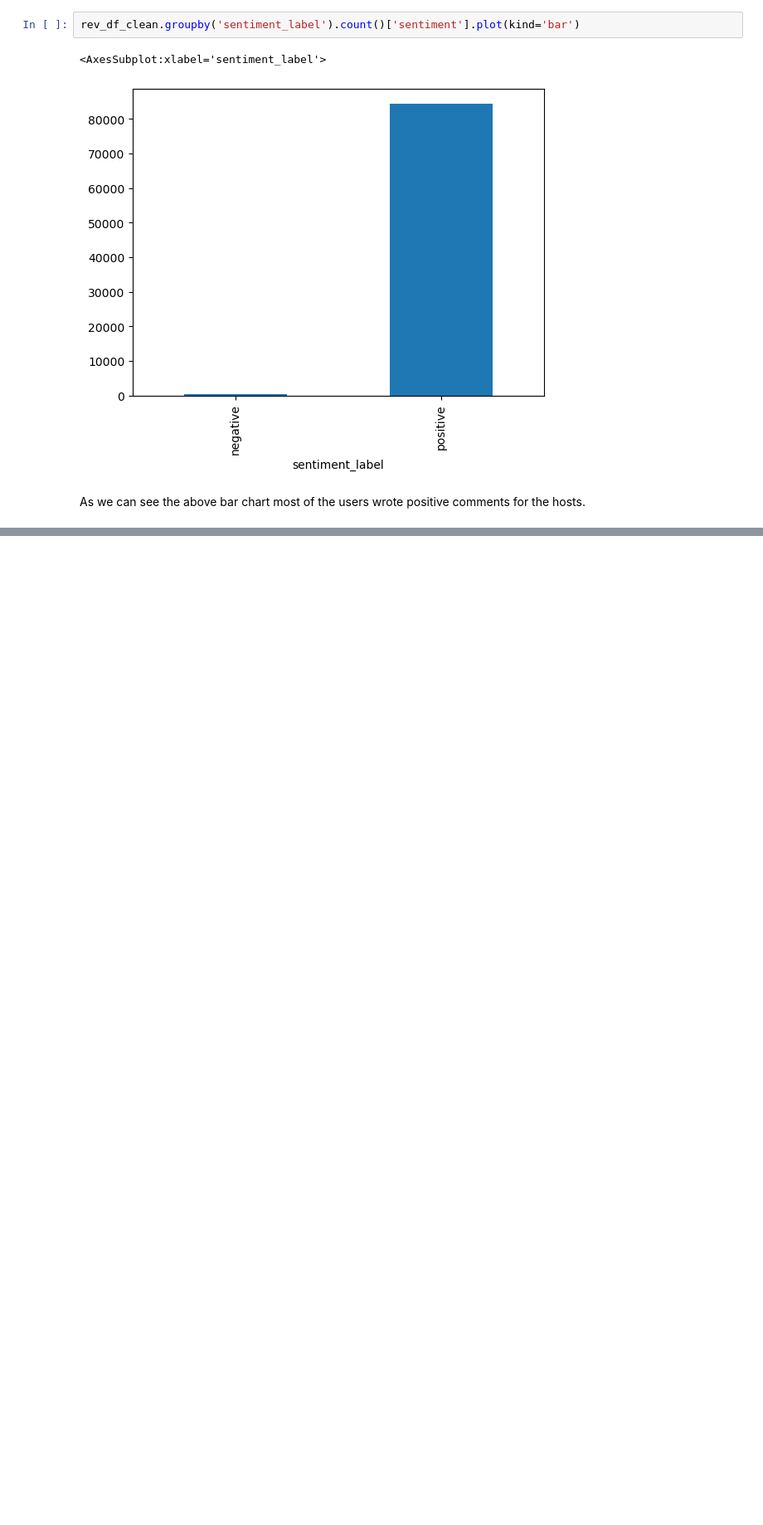
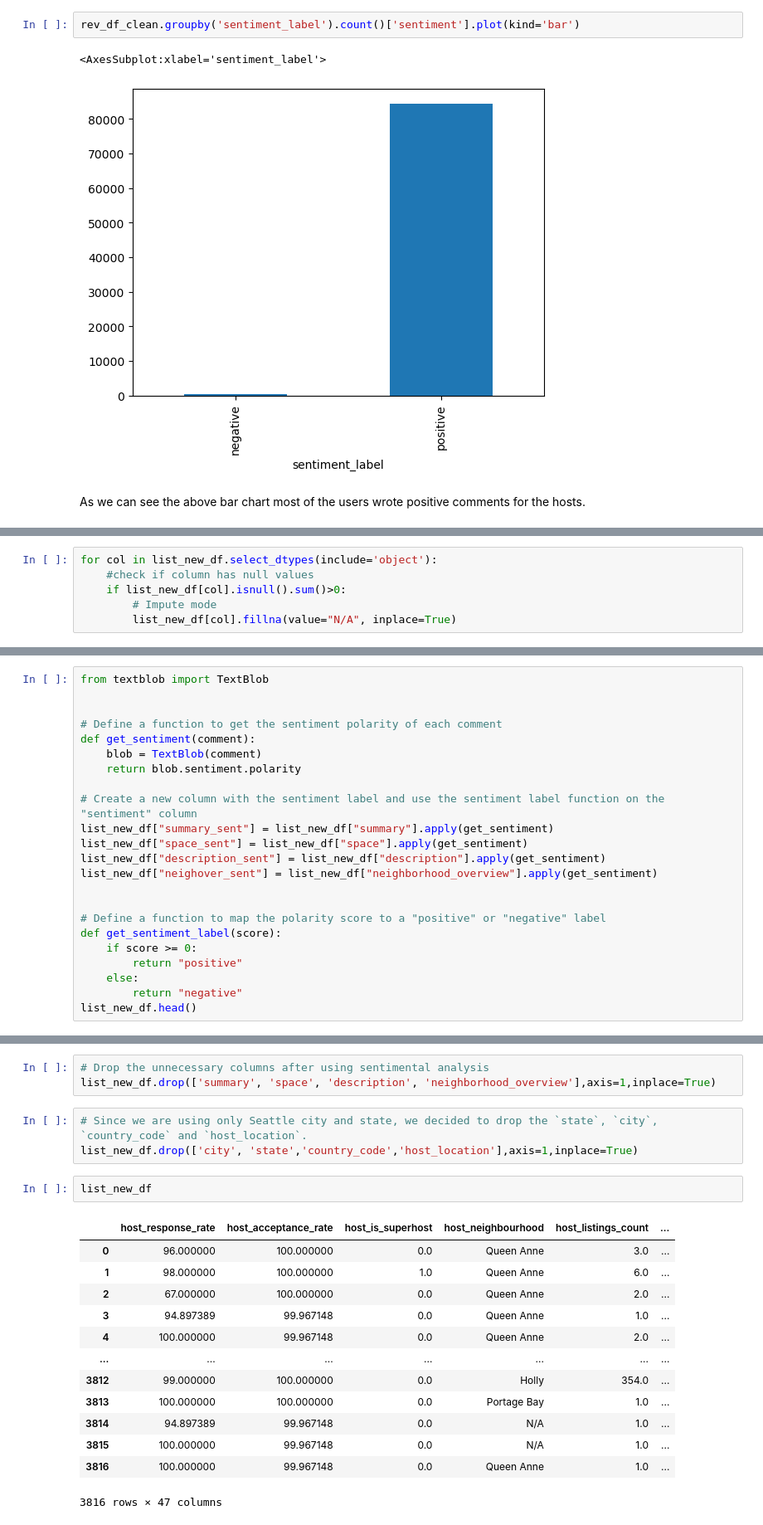
Before and after one commit to ruddysimon/ADS507---Practical-Data-Engineering, a Jupyter notebook: Airbnb_Seattle.ipynb, the cells around one changed output, grey strips where cells are left out. Shown: that part at 83% size. Cells and saved outputs as stored; diff of their text form; blank space fills up the shorter version.

```diff
--- a/Airbnb_Seattle.ipynb
+++ b/Airbnb_Seattle.ipynb
@@ -467,0 +551,6 @@ tf_columns
+# %%
+for col in list_new_df.select_dtypes(include='object'):
+    #check if column has null values
+    if list_new_df[col].isnull().sum()>0:
+        # Impute mode
+        list_new_df[col].fillna(value="N/A", inplace=True)
@@ -467,0 +579,23 @@ tf_columns
+# %%
+from textblob import TextBlob
+
+
+# Define a function to get the sentiment polarity of each comment
+def get_sentiment(comment):
+    blob = TextBlob(comment)
+    return blob.sentiment.polarity
+
+# Create a new column with the sentiment label and use the sentiment label function on the "sentiment" column
+list_new_df["summary_sent"] = list_new_df["summary"].apply(get_sentiment)
+list_new_df["space_sent"] = list_new_df["space"].apply(get_sentiment)
+list_new_df["description_sent"] = list_new_df["description"].apply(get_sentiment)
+list_new_df["neighover_sent"] = list_new_df["neighborhood_overview"].apply(get_sentiment)
+
+
+# Define a function to map the polarity score to a "positive" or "negative" label
+def get_sentiment_label(score):
+    if score >= 0:
+        return "positive"
+    else:
+        return "negative"
+list_new_df.head()
@@ -467,0 +610,22 @@ tf_columns
+# %%
+# Drop the unnecessary columns after using sentimental analysis
+list_new_df.drop(['summary', 'space', 'description', 'neighborhood_overview'],axis=1,inplace=True)
+# %%
+# Since we are using only Seattle city and state, we decided to drop the `state`, `city`, `country_code` and `host_location`.
+list_new_df.drop(['city', 'state','country_code','host_location'],axis=1,inplace=True)
+# %%
+list_new_df
+# %% [output]
+|  | host_response_rate | host_acceptance_rate | host_is_superhost | host_neighbourhood | host_listings_count | ... |
+| 0 | 96.000000 | 100.000000 | 0.0 | Queen Anne | 3.0 | ... |
+| 1 | 98.000000 | 100.000000 | 1.0 | Queen Anne | 6.0 | ... |
+| 2 | 67.000000 | 100.000000 | 0.0 | Queen Anne | 2.0 | ... |
+| 3 | 94.897389 | 99.967148 | 0.0 | Queen Anne | 1.0 | ... |
+| 4 | 100.000000 | 99.967148 | 0.0 | Queen Anne | 2.0 | ... |
+| ... | ... | ... | ... | ... | ... | ... |
+| 3812 | 99.000000 | 100.000000 | 0.0 | Holly | 354.0 | ... |
+| 3813 | 100.000000 | 100.000000 | 0.0 | Portage Bay | 1.0 | ... |
+| 3814 | 94.897389 | 99.967148 | 0.0 | N/A | 1.0 | ... |
+| 3815 | 100.000000 | 99.967148 | 0.0 | N/A | 1.0 | ... |
+| 3816 | 100.000000 | 99.967148 | 0.0 | Queen Anne | 1.0 | ... |
+3816 rows × 47 columns
```
Also changed, not shown: parts of 69 cells of this notebook, 1 other file.
